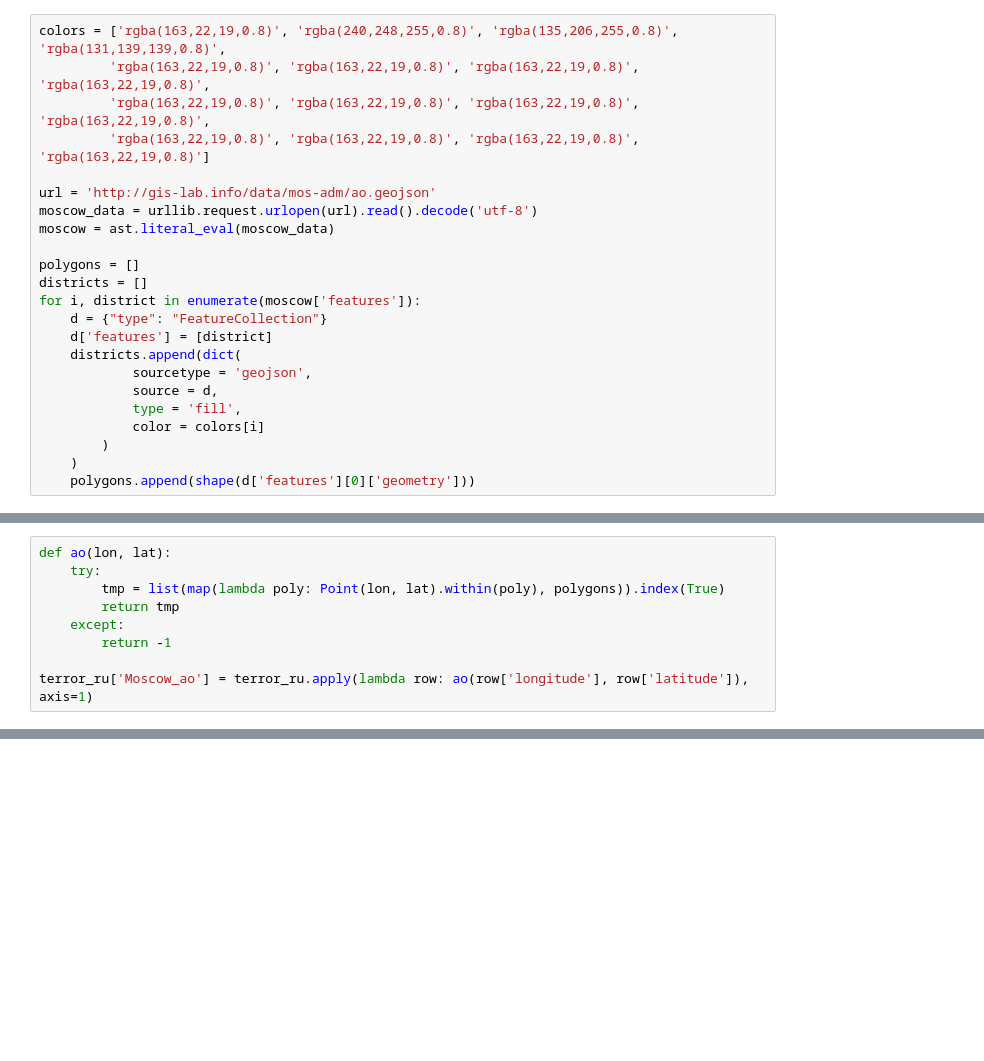
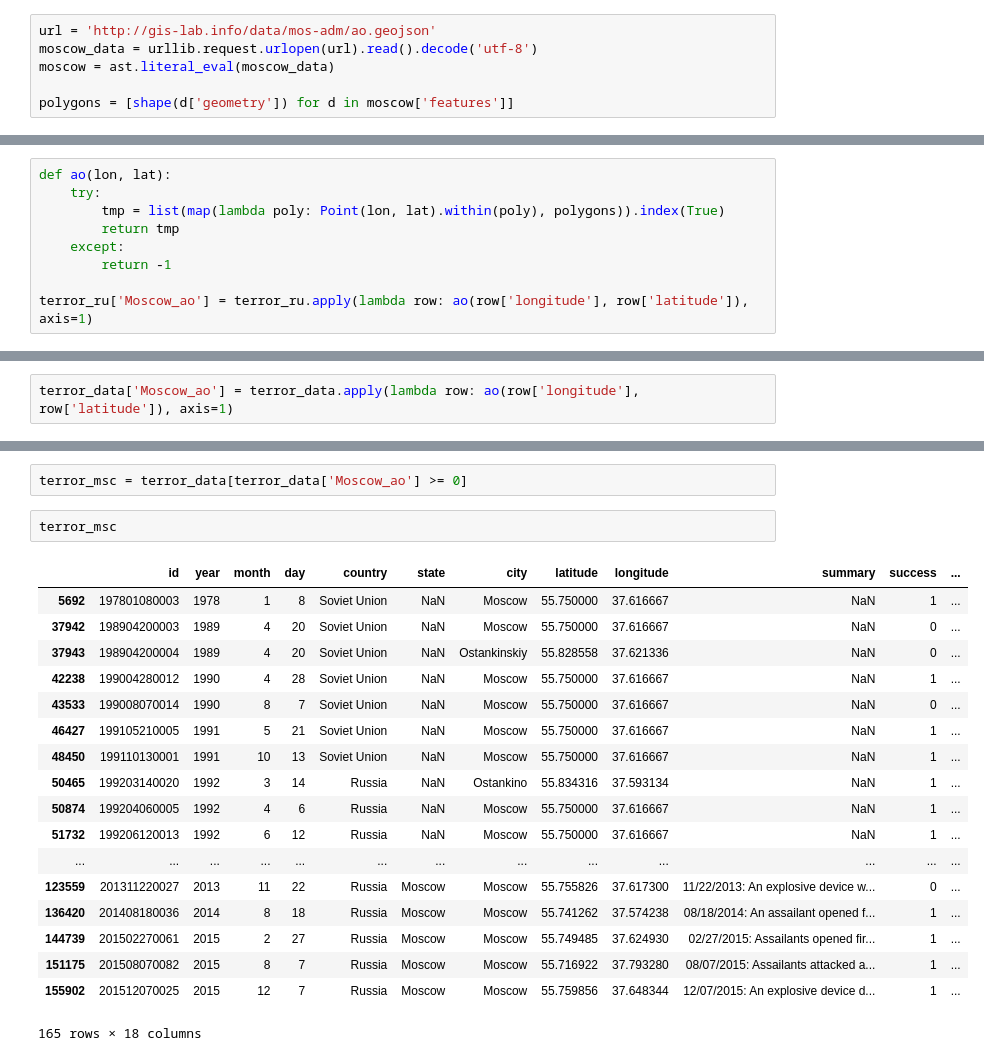
Before and after one commit to maks-sh/Visualization-of-Global-Terrorism-Database, a Jupyter notebook: Terror.ipynb, the cells around one changed output, grey strips where cells are left out. Cells and saved outputs as stored; diff of their text form; blank space fills up the shorter version.

```diff
--- a/Terror.ipynb
+++ b/Terror.ipynb
@@ -356,25 +293,8 @@ Name: latitude, dtype: float64
 # %% [markdown]
 Так как по России представленные данные очень грязные, и как следствие очень сложно отследить какой теракт относиться точно к Москве, мне пришлось возспользоваться библиотекой Shapely и данными, содержащими информацию о границах округов Москвы, взятые с сайта gis-lab.
-# %%
-colors = ['rgba(163,22,19,0.8)', 'rgba(240,248,255,0.8)', 'rgba(135,206,255,0.8)', 'rgba(131,139,139,0.8)',
-         'rgba(163,22,19,0.8)', 'rgba(163,22,19,0.8)', 'rgba(163,22,19,0.8)', 'rgba(163,22,19,0.8)',
-         'rgba(163,22,19,0.8)', 'rgba(163,22,19,0.8)', 'rgba(163,22,19,0.8)', 'rgba(163,22,19,0.8)',
-         'rgba(163,22,19,0.8)', 'rgba(163,22,19,0.8)', 'rgba(163,22,19,0.8)', 'rgba(163,22,19,0.8)']
-
-url = 'http://gis-lab.info/data/mos-adm/ao.geojson'
-moscow_data = urllib.request.urlopen(url).read().decode('utf-8')
-moscow = ast.literal_eval(moscow_data)
-
-polygons = []
-districts = []
-for i, district in enumerate(moscow['features']):
-    d = {"type": "FeatureCollection"}
-    d['features'] = [district]
-    districts.append(dict(
-            sourcetype = 'geojson',
-            source = d,
-            type = 'fill',
-            color = colors[i]
-        )
-    )
-    polygons.append(shape(d['features'][0]['geometry']))
+# %%
+url = 'http://gis-lab.info/data/mos-adm/ao.geojson'
+moscow_data = urllib.request.urlopen(url).read().decode('utf-8')
+moscow = ast.literal_eval(moscow_data)
+
+polygons = [shape(d['geometry']) for d in moscow['features']]
@@ -432,0 +425,2 @@ py.iplot(fig)
+# %%
+terror_data['Moscow_ao'] = terror_data.apply(lambda row: ao(row['longitude'], row['latitude']), axis=1)
@@ -432,0 +447,23 @@ py.iplot(fig)
+# %%
+terror_msc = terror_data[terror_data['Moscow_ao'] >= 0]
+# %%
+terror_msc
+# %% [output]
+|  | id | year | month | day | country | state | city | latitude | longitude | summary | success | ... |
+| 5692 | 197801080003 | 1978 | 1 | 8 | Soviet Union | NaN | Moscow | 55.750000 | 37.616667 | NaN | 1 | ... |
+| 37942 | 198904200003 | 1989 | 4 | 20 | Soviet Union | NaN | Moscow | 55.750000 | 37.616667 | NaN | 0 | ... |
+| 37943 | 198904200004 | 1989 | 4 | 20 | Soviet Union | NaN | Ostankinskiy | 55.828558 | 37.621336 | NaN | 0 | ... |
+| 42238 | 199004280012 | 1990 | 4 | 28 | Soviet Union | NaN | Moscow | 55.750000 | 37.616667 | NaN | 1 | ... |
+| 43533 | 199008070014 | 1990 | 8 | 7 | Soviet Union | NaN | Moscow | 55.750000 | 37.616667 | NaN | 0 | ... |
+| 46427 | 199105210005 | 1991 | 5 | 21 | Soviet Union | NaN | Moscow | 55.750000 | 37.616667 | NaN | 1 | ... |
+| 48450 | 199110130001 | 1991 | 10 | 13 | Soviet Union | NaN | Moscow | 55.750000 | 37.616667 | NaN | 1 | ... |
+| 50465 | 199203140020 | 1992 | 3 | 14 | Russia | NaN | Ostankino | 55.834316 | 37.593134 | NaN | 1 | ... |
+| 50874 | 199204060005 | 1992 | 4 | 6 | Russia | NaN | Moscow | 55.750000 | 37.616667 | NaN | 1 | ... |
+| 51732 | 199206120013 | 1992 | 6 | 12 | Russia | NaN | Moscow | 55.750000 | 37.616667 | NaN | 1 | ... |
+| ... | ... | ... | ... | ... | ... | ... | ... | ... | ... | ... | ... | ... |
+| 123559 | 201311220027 | 2013 | 11 | 22 | Russia | Moscow | Moscow | 55.755826 | 37.617300 | 11/22/2013: An explosive device w... | 0 | ... |
+| 136420 | 201408180036 | 2014 | 8 | 18 | Russia | Moscow | Moscow | 55.741262 | 37.574238 | 08/18/2014: An assailant opened f... | 1 | ... |
+| 144739 | 201502270061 | 2015 | 2 | 27 | Russia | Moscow | Moscow | 55.749485 | 37.624930 | 02/27/2015: Assailants opened fir... | 1 | ... |
+| 151175 | 201508070082 | 2015 | 8 | 7 | Russia | Moscow | Moscow | 55.716922 | 37.793280 | 08/07/2015: Assailants attacked a... | 1 | ... |
+| 155902 | 201512070025 | 2015 | 12 | 7 | Russia | Moscow | Moscow | 55.759856 | 37.648344 | 12/07/2015: An explosive device d... | 1 | ... |
+165 rows × 18 columns
```
Also changed, not shown: parts of 24 cells of this notebook.
